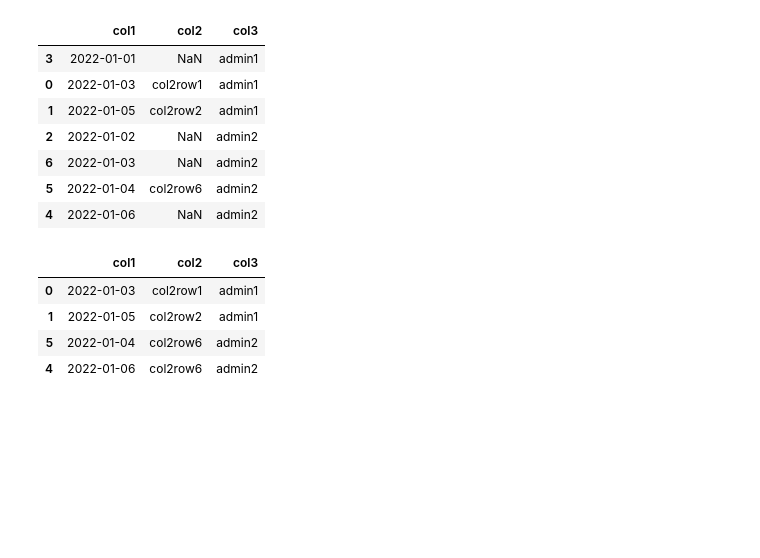
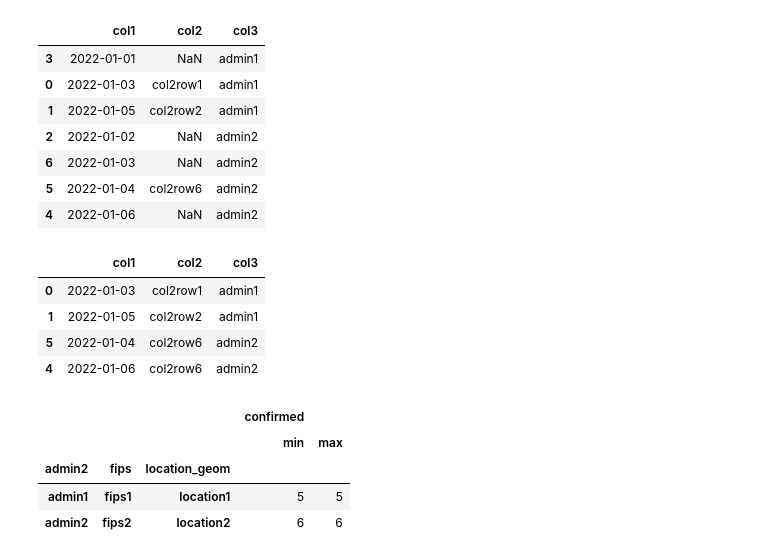
Before and after one commit to jasonrichdarmawan/p0-g1, a Jupyter notebook: playground.ipynb, the cells around one changed output. Drawn from its saved outputs; the diff is of its cells as text; code cells hidden in the pictures; blank space fills up the shorter version.

```diff
--- a/playground.ipynb
+++ b/playground.ipynb
@@ -136,3 +136,12 @@ display(df2)
 | 1 | 2022-01-05 | col2row2 | admin1 |
 | 5 | 2022-01-04 | col2row6 | admin2 |
 | 4 | 2022-01-06 | col2row6 | admin2 |
+# %%
+temp_df = pd.DataFrame({'admin2': ['admin1','admin2','admin3','admin4'], 'fips': ['fips1','fips2',np.nan,'fips4'], 'location_geom': ['location1', 'location2', 'location3', np.nan], 'confirmed': [5,6,7,8]})
+display(temp_df.groupby(['admin2','fips','location_geom']).agg(['min','max']))
+# %% [output]
+|  |  |  | confirmed |  |
+|  |  |  | min | max |
+| admin2 | fips | location_geom |  |  |
+| admin1 | fips1 | location1 | 5 | 5 |
+| admin2 | fips2 | location2 | 6 | 6 |
```
Also changed, not shown: 1 other file.
